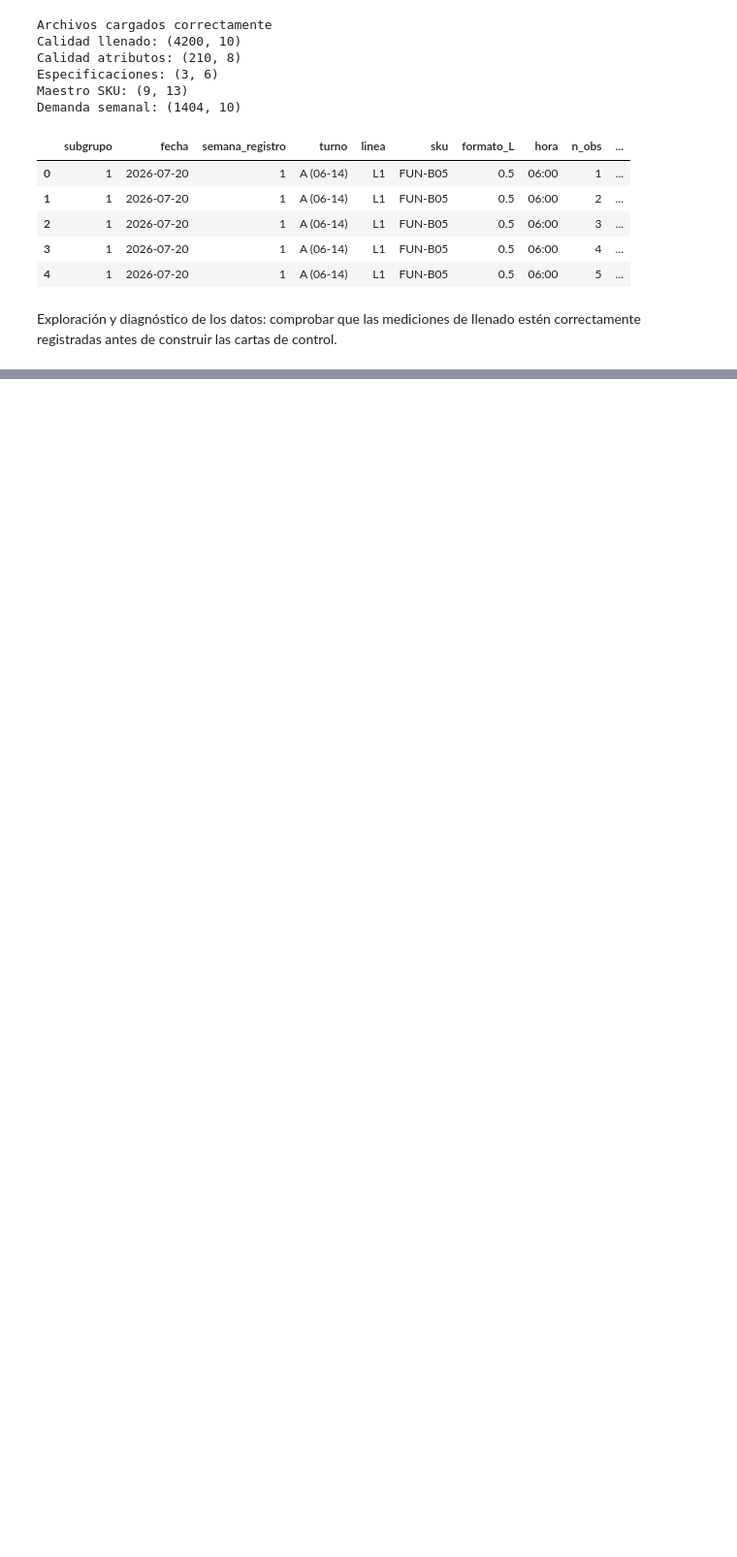
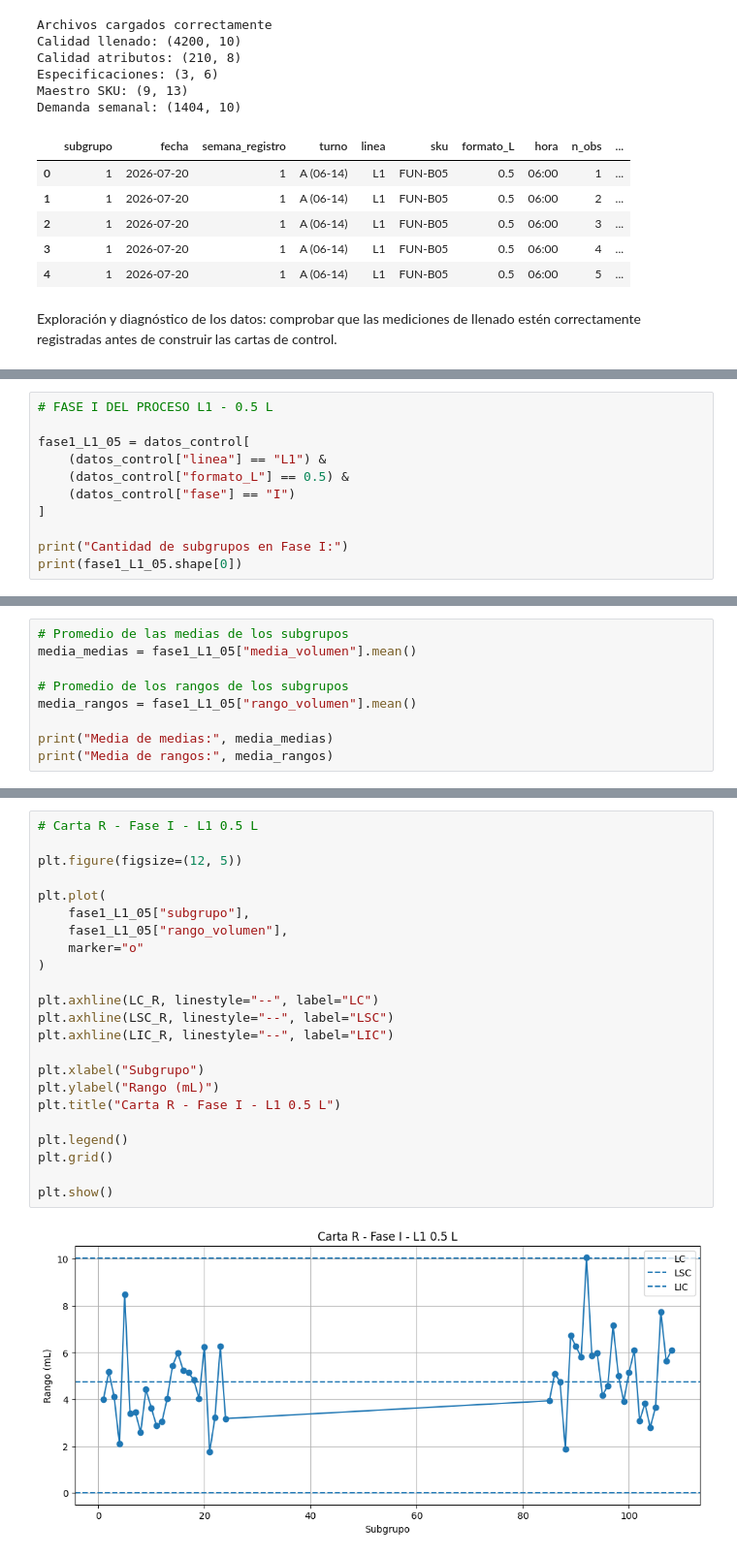
Before and after one commit to angelolucero-cloud/GO-Grupo-2, a Jupyter notebook: Parte_A_1_.ipynb, the cells around one changed output, grey strips where cells are left out. Shown at 97% size. Drawn from its saved outputs; the diff is of its cells as text; blank space fills up the shorter version.

```diff
--- a/Parte_A_1_.ipynb
+++ b/Parte_A_1_.ipynb
@@ -91,0 +312,11 @@ print(llenado.duplicated().sum())
+# %%
+# FASE I DEL PROCESO L1 - 0.5 L
+
+fase1_L1_05 = datos_control[
+    (datos_control["linea"] == "L1") &
+    (datos_control["formato_L"] == 0.5) &
+    (datos_control["fase"] == "I")
+]
+
+print("Cantidad de subgrupos en Fase I:")
+print(fase1_L1_05.shape[0])
@@ -91,0 +326,9 @@ print(llenado.duplicated().sum())
+# %%
+# Promedio de las medias de los subgrupos
+media_medias = fase1_L1_05["media_volumen"].mean()
+
+# Promedio de los rangos de los subgrupos
+media_rangos = fase1_L1_05["rango_volumen"].mean()
+
+print("Media de medias:", media_medias)
+print("Media de rangos:", media_rangos)
@@ -91,0 +436,25 @@ print(llenado.duplicated().sum())
+# %%
+# Carta R - Fase I - L1 0.5 L
+
+plt.figure(figsize=(12, 5))
+
+plt.plot(
+    fase1_L1_05["subgrupo"],
+    fase1_L1_05["rango_volumen"],
+    marker="o"
+)
+
+plt.axhline(LC_R, linestyle="--", label="LC")
+plt.axhline(LSC_R, linestyle="--", label="LSC")
+plt.axhline(LIC_R, linestyle="--", label="LIC")
+
+plt.xlabel("Subgrupo")
+plt.ylabel("Rango (mL)")
+plt.title("Carta R - Fase I - L1 0.5 L")
+
+plt.legend()
+plt.grid()
+
+plt.show()
+# %% [output]
+[figure, added]
```
Also changed, not shown: parts of 106 cells of this notebook.
